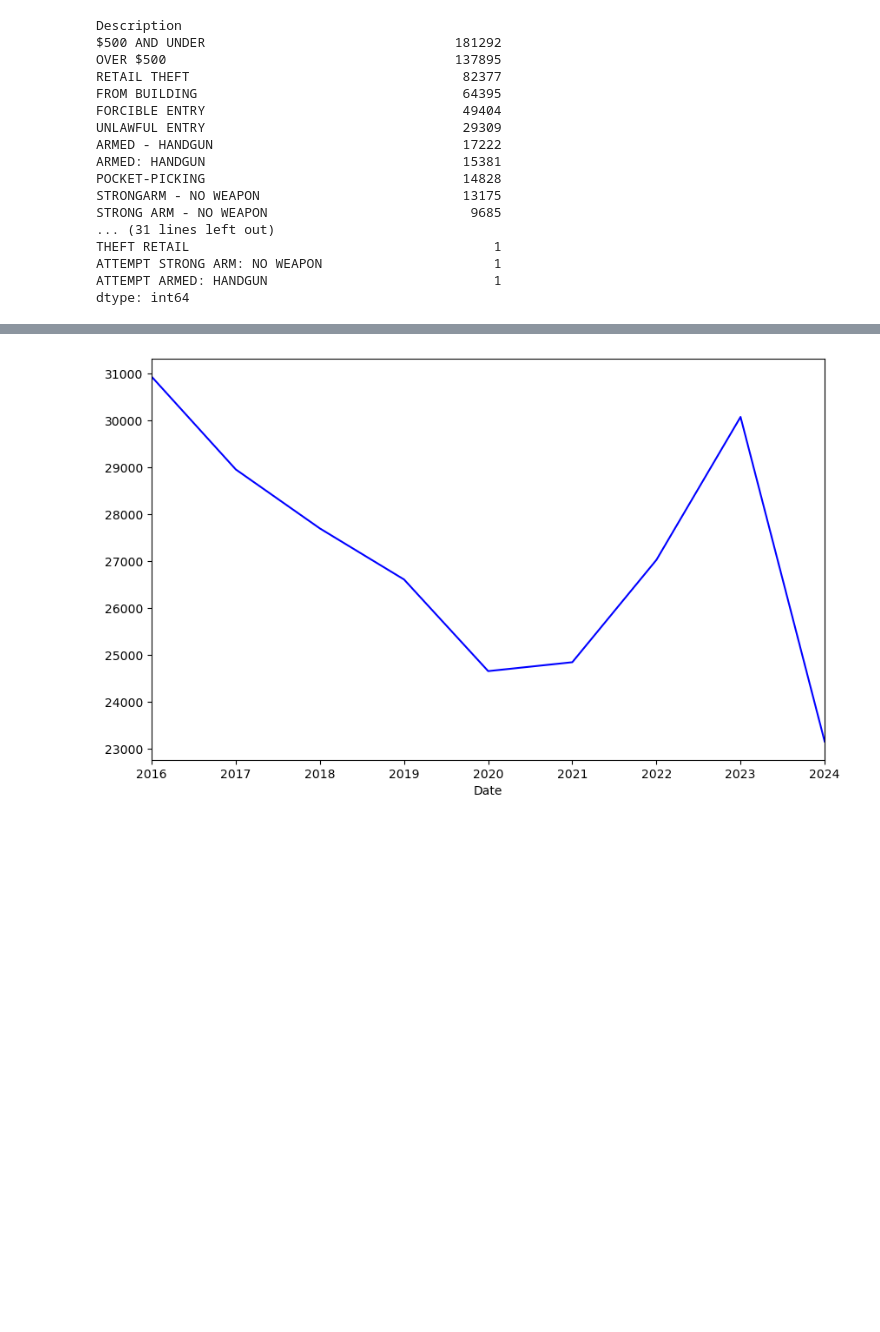
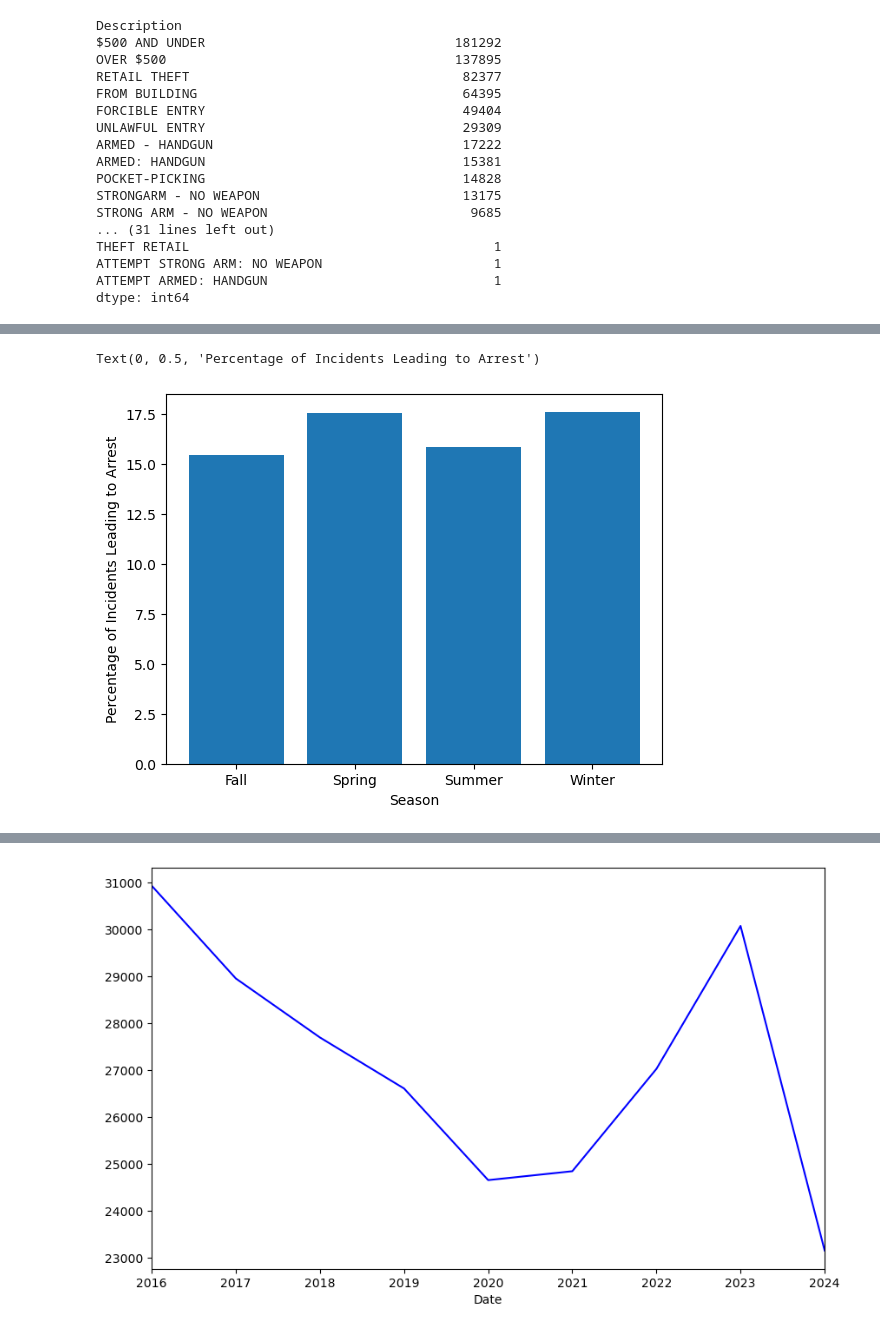
Before and after one commit to QJones76/team-project-1, a Jupyter notebook: Marks_Chicago_Crime.ipynb, the cells around one changed output, grey strips where cells are left out. Drawn from its saved outputs; the diff is of its cells as text; code cells hidden in the pictures; blank space fills up the shorter version.

```diff
--- a/Marks_Chicago_Crime.ipynb
+++ b/Marks_Chicago_Crime.ipynb
@@ -181,0 +287,12 @@ criminal_daamge.plot(
+# %%
+season_percentage_true = df.groupby('Season')['Arrest'].agg(
+    total_count='count',
+    true_count='sum'
+).reset_index()
+season_percentage_true['percentage_true'] = (season_percentage_true['true_count'] / season_percentage_true['total_count']) * 100
+plt.bar(season_percentage_true['Season'], season_percentage_true['percentage_true'], label='Total')
+plt.xlabel('Season')
+plt.ylabel('Percentage of Incidents Leading to Arrest')
+# %% [output]
+Text(0, 0.5, 'Percentage of Incidents Leading to Arrest')
+[figure, added]
```
Also changed, not shown: parts of 15 cells of this notebook, 2 other files.
